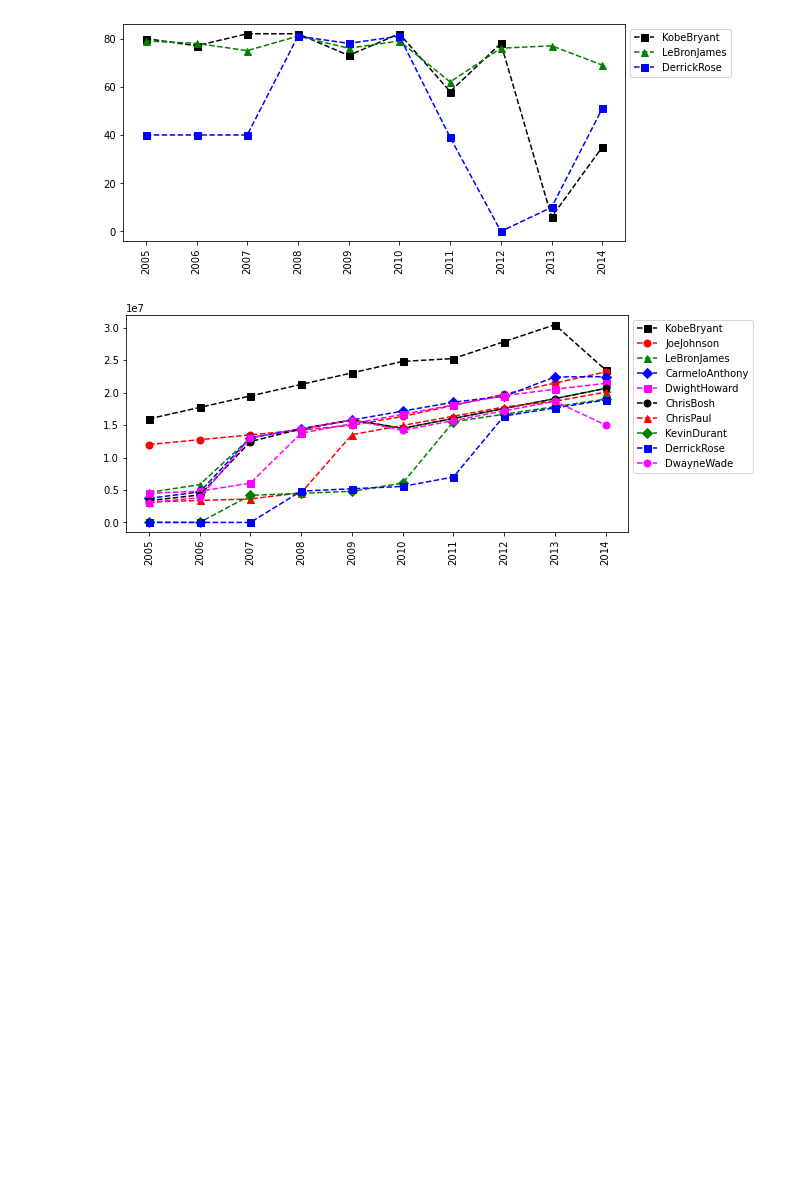
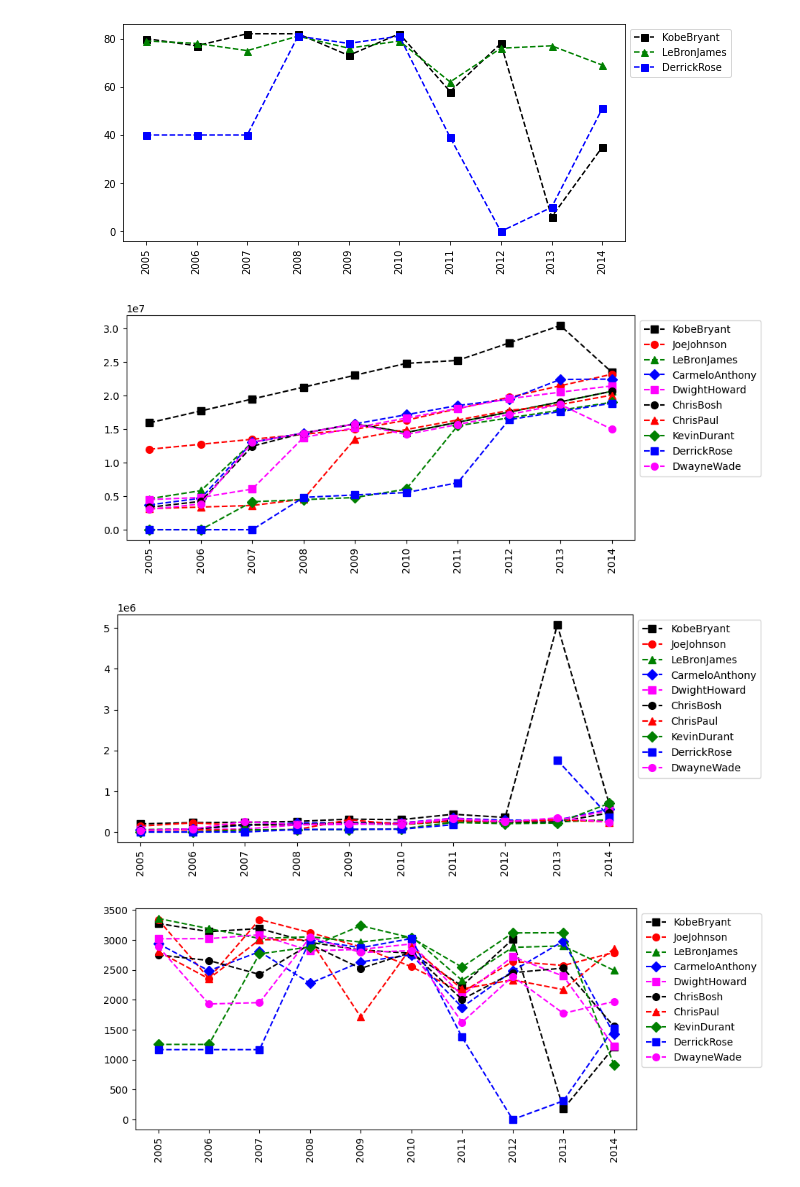
Before and after one commit to scardell/ibm_inteligencia_artificial, a Jupyter notebook: python_A-Z_Data-Science/matrices_diccionarios.ipynb, the cells around one changed output. Saved outputs shown, nothing was run; the diff lists cells and outputs as text; code cells hidden in the pictures; blank space fills up the shorter version.

```diff
--- a/python_A-Z_Data-Science/matrices_diccionarios.ipynb
+++ b/python_A-Z_Data-Science/matrices_diccionarios.ipynb
@@ -461,7 +461,11 @@ def mi_grafico(matriz, lista_jugadores = jugadores):
 # %%
 jugadores = ["KobeBryant","JoeJohnson","LeBronJames","CarmeloAnthony","DwightHoward","ChrisBosh","ChrisPaul","KevinDurant","DerrickRose","DwayneWade"]
 dic_jug = {"KobeBryant":0,"JoeJohnson":1,"LeBronJames":2,"CarmeloAnthony":3,"DwightHoward":4,"ChrisBosh":5,"ChrisPaul":6,"KevinDurant":7,"DerrickRose":8,"DwayneWade":9}
-# %%
-mi_grafico(sueldo)
-# %% [output]
-[figure, removed]
+# %%
+mi_grafico(sueldo)
+mi_grafico(sueldo / juegos)
+mi_grafico(minutos_jugados)
+# %% [output]
+[figure, added]
+[figure, added]
+[figure, added]
```
Also changed, not shown: parts of 2 cells of this notebook, 1 other file.
